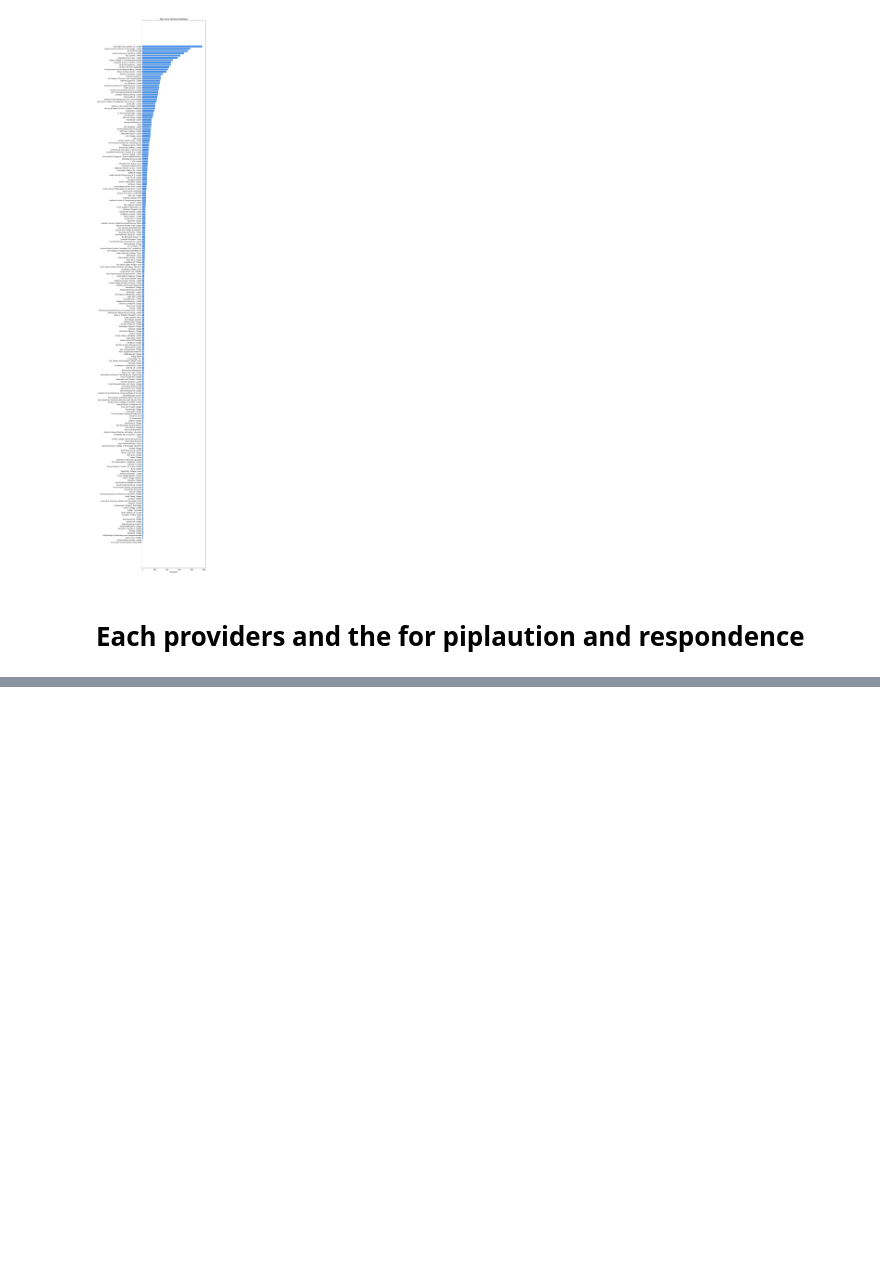
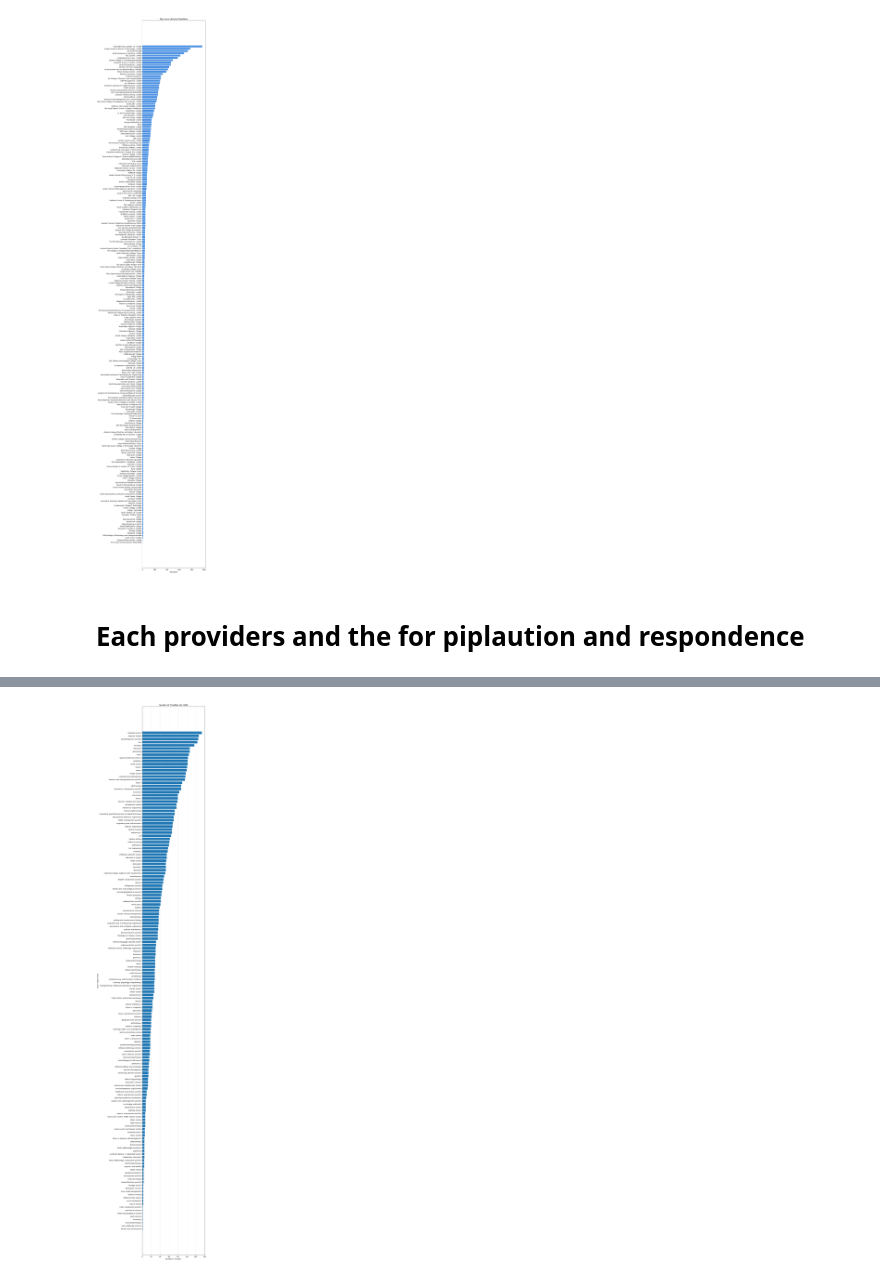
Before and after one commit to ZahinHussain/Analytic-software-technologies, a Jupyter notebook: graphs.ipynb, the cells around one changed output, grey strips where cells are left out. Drawn from its saved outputs; the diff is of its cells as text; code cells hidden in the pictures; blank space fills up the shorter version.

```diff
--- a/graphs.ipynb
+++ b/graphs.ipynb
@@ -267,0 +305,36 @@ SyntaxError: invalid syntax. Perhaps you forgot a comma? (28023842.py, line 23)
+# %%
+import pandas as pd
+import matplotlib.pyplot as plt
+
+# Load data
+df = pd.read_csv("nss2025.csv")
+
+# ---- Count number of providers per CAH1 ----
+cah1_summary = (
+    df
+    .groupby(["cah3_code", "cah3_subject"], as_index=False)
+    .agg(
+        num_providers=("provider", "nunique")
+    )
+)
+
+# Sort for cleaner plotting
+cah1_summary = cah1_summary.sort_values("num_providers", ascending=True)
+
+# ---- Plot ----
+plt.figure(figsize=(10, 50))
+
+plt.barh(
+    cah1_summary["cah3_subject"],
+    cah1_summary["num_providers"]
+)
+
+plt.xlabel("Number of Providers")
+plt.ylabel("CAH1 Subject Area")
+plt.title("Number of Providers per CAH1")
+
+plt.grid(axis="x", alpha=0.3)
+plt.tight_layout()
+plt.show()
+# %% [output]
+[figure, added]
```
Also changed, not shown: parts of 3 cells of this notebook.
